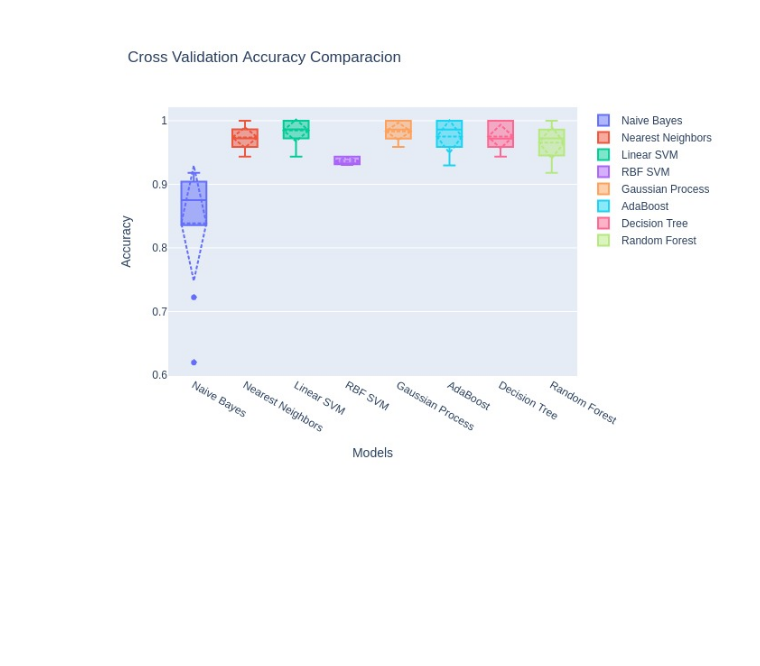
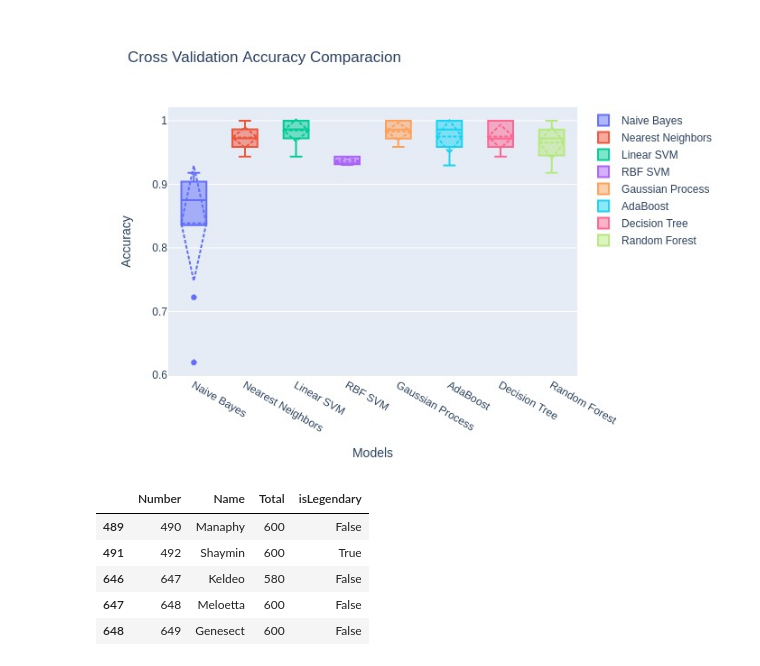
Before and after one commit to SergioSJS/data_science_portfolio, a Jupyter notebook: pokemon-data-analysing/poke_exploration.ipynb, the cells around one changed output. Drawn from its saved outputs; the diff is of its cells as text; code cells hidden in the pictures; blank space fills up the shorter version.

Commit message:
Add list of pokemons wrong classified

```diff
--- a/pokemon-data-analysing/poke_exploration.ipynb
+++ b/pokemon-data-analysing/poke_exploration.ipynb
@@ -742,3 +742,16 @@ fig.update_xaxes(title = 'Models')
 display(Image(fig.to_image('jpg')))
 # %% [output]
 [figure]
+# %%
+gpc = GaussianProcessClassifier(1.0 * RBF(1.0))
+y_pred = gpc.fit(data_set,target).predict(data_set)
+
+# wrong classification
+poke_dm[poke_dm['isLegendary'] != y_pred][['Number', 'Name', 'Total', 'isLegendary']]
+# %% [output]
+|  | Number | Name | Total | isLegendary |
+| 489 | 490 | Manaphy | 600 | False |
+| 491 | 492 | Shaymin | 600 | True |
+| 646 | 647 | Keldeo | 580 | False |
+| 647 | 648 | Meloetta | 600 | False |
+| 648 | 649 | Genesect | 600 | False |
```
